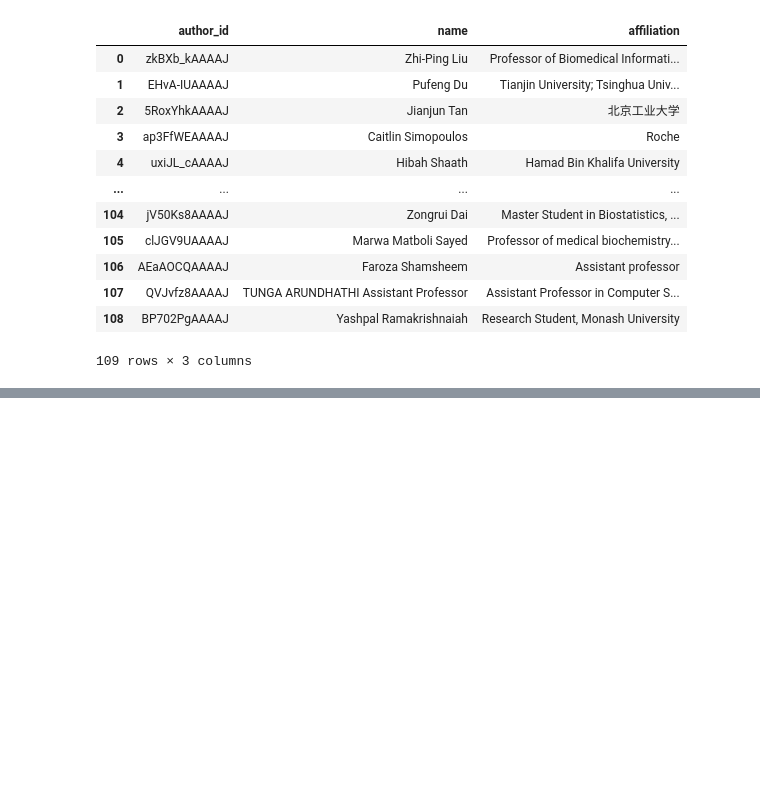
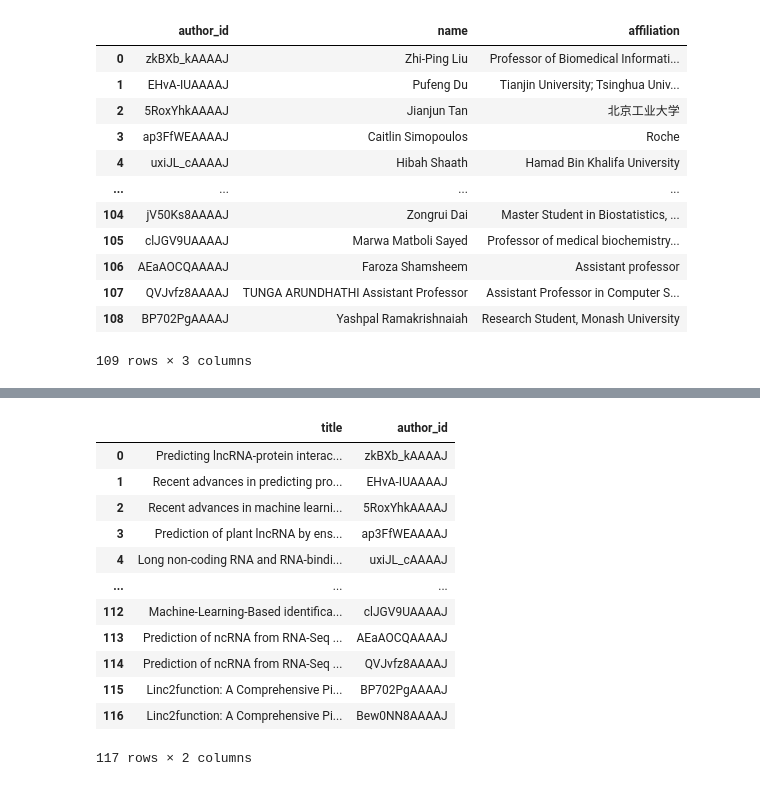
Before and after one commit to seyedrezamirkhani/ml-lncRNA, a Jupyter notebook: src/notebooks/05-plot-locations.ipynb, the cells around one changed output, grey strips where cells are left out. Cells and saved outputs as stored; diff of their text form; code cells hidden in the pictures; blank space fills up the shorter version.

```diff
--- a/src/notebooks/05-plot-locations.ipynb
+++ b/src/notebooks/05-plot-locations.ipynb
@@ -790,0 +242,35 @@ AttributeError: 'Author' object has no attribute 'affiliation'
+# %%
+def generate_author_paper_map(titles, author_ids):
+    title_lst = list()
+    author_id_lst = list()
+    for title, authors in zip(titles, author_ids):
+        if not all('' == s or s.isspace() for s in authors): # list only contains empty values
+            for auth in authors:
+                if auth != "":
+                    title_lst.append(title)
+                    author_id_lst.append(auth)
+
+    data = {
+        'title': title_lst,
+        'author_id': author_id_lst
+    }
+
+    return pd.DataFrame.from_dict(data)
+# %%
+author_paper_df = generate_author_paper_map(papers_df['title'].values, papers_df['author_id'].values)
+# %%
+author_paper_df
+# %% [output]
+|  | title | author_id |
+| 0 | Predicting lncRNA-protein interac... | zkBXb_kAAAAJ |
+| 1 | Recent advances in predicting pro... | EHvA-IUAAAAJ |
+| 2 | Recent advances in machine learni... | 5RoxYhkAAAAJ |
+| 3 | Prediction of plant lncRNA by ens... | ap3FfWEAAAAJ |
+| 4 | Long non-coding RNA and RNA-bindi... | uxiJL_cAAAAJ |
+| ... | ... | ... |
+| 112 | Machine-Learning-Based identifica... | clJGV9UAAAAJ |
+| 113 | Prediction of ncRNA from RNA-Seq ... | AEaAOCQAAAAJ |
+| 114 | Prediction of ncRNA from RNA-Seq ... | QVJvfz8AAAAJ |
+| 115 | Linc2function: A Comprehensive Pi... | BP702PgAAAAJ |
+| 116 | Linc2function: A Comprehensive Pi... | Bew0NN8AAAAJ |
+117 rows × 2 columns
```
Also changed, not shown: parts of 94 cells of this notebook.
